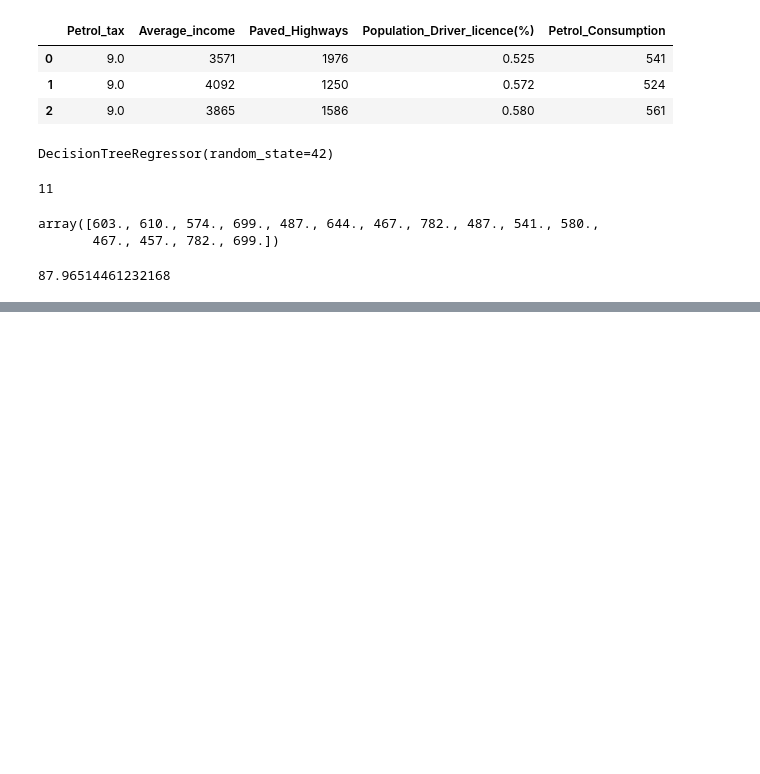
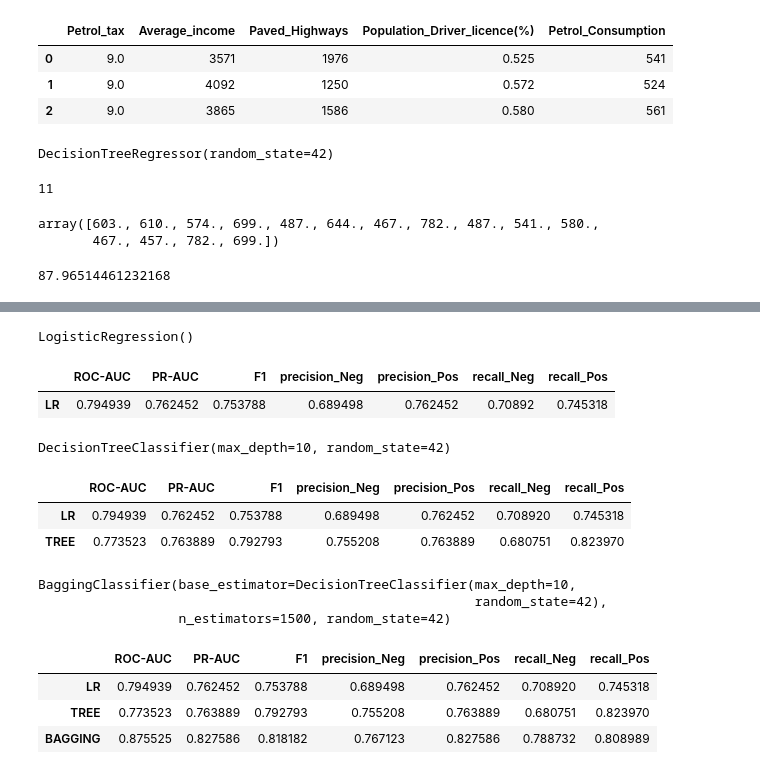
Before and after one commit to vetak8/drafts, a Jupyter notebook: DecisionsTree/DecisionTree.ipynb, the cells around one changed output, grey strips where cells are left out. Saved outputs shown, nothing was run; the diff lists cells and outputs as text; code cells hidden in the pictures; blank space fills up the shorter version.

```diff
--- a/DecisionsTree/DecisionTree.ipynb
+++ b/DecisionsTree/DecisionTree.ipynb
@@ -185,0 +238,39 @@ rmse
+# %%
+lr = LogisticRegression()
+lr.fit(X_train, y_train)
+# %% [output]
+LogisticRegression()
+# %%
+df_report = get_scores(df_report,lr,X_test, y_test,'LR')
+# %%
+df_report
+# %% [output]
+|  | ROC-AUC | PR-AUC | F1 | precision_Neg | precision_Pos | recall_Neg | recall_Pos |
+| LR | 0.794939 | 0.762452 | 0.753788 | 0.689498 | 0.762452 | 0.70892 | 0.745318 |
+# %%
+tree = DecisionTreeClassifier(max_depth=10, random_state=42)
+tree.fit(X_train, y_train)
+# %% [output]
+DecisionTreeClassifier(max_depth=10, random_state=42)
+# %%
+df_report = get_scores(df_report,tree,X_test, y_test,'TREE')
+df_report
+# %% [output]
+|  | ROC-AUC | PR-AUC | F1 | precision_Neg | precision_Pos | recall_Neg | recall_Pos |
+| LR | 0.794939 | 0.762452 | 0.753788 | 0.689498 | 0.762452 | 0.708920 | 0.745318 |
+| TREE | 0.773523 | 0.763889 | 0.792793 | 0.755208 | 0.763889 | 0.680751 | 0.823970 |
+# %%
+bagg = BaggingClassifier(base_estimator=tree,n_estimators=1500, random_state=42)
+bagg.fit(X_train, y_train)
+# %% [output]
+BaggingClassifier(base_estimator=DecisionTreeClassifier(max_depth=10,
+                                                        random_state=42),
+                  n_estimators=1500, random_state=42)
+# %%
+df_report = get_scores(df_report,bagg,X_test, y_test,'BAGGING')
+df_report
+# %% [output]
+|  | ROC-AUC | PR-AUC | F1 | precision_Neg | precision_Pos | recall_Neg | recall_Pos |
+| LR | 0.794939 | 0.762452 | 0.753788 | 0.689498 | 0.762452 | 0.708920 | 0.745318 |
+| TREE | 0.773523 | 0.763889 | 0.792793 | 0.755208 | 0.763889 | 0.680751 | 0.823970 |
+| BAGGING | 0.875525 | 0.827586 | 0.818182 | 0.767123 | 0.827586 | 0.788732 | 0.808989 |
```
Also changed, not shown: parts of 21 cells of this notebook, 3 other files.
